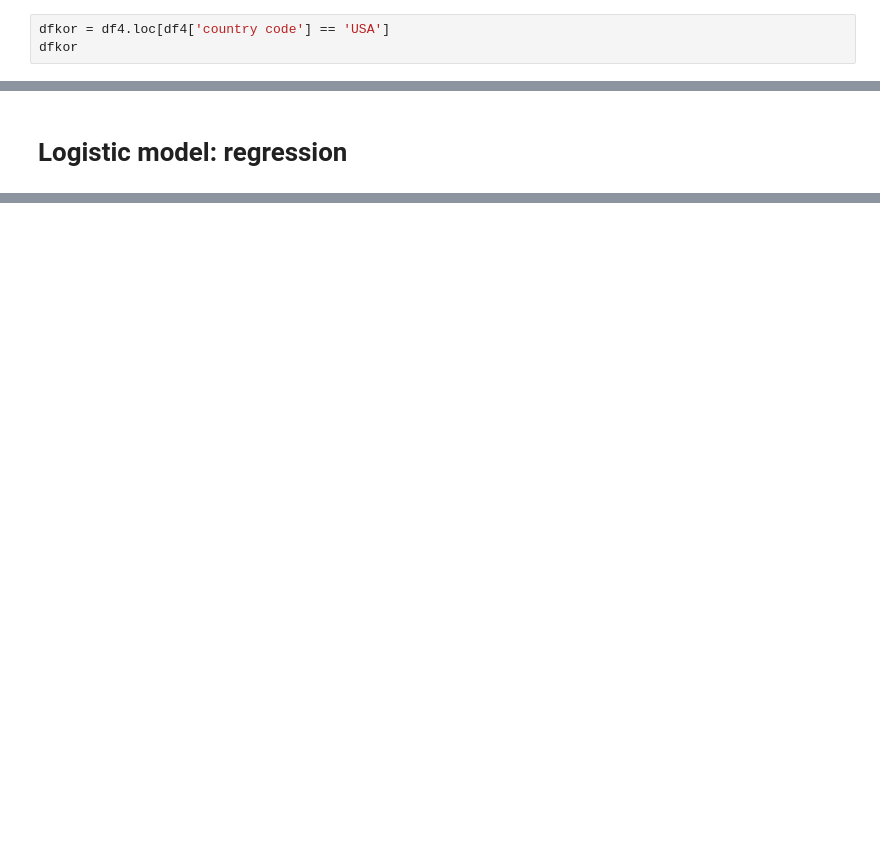
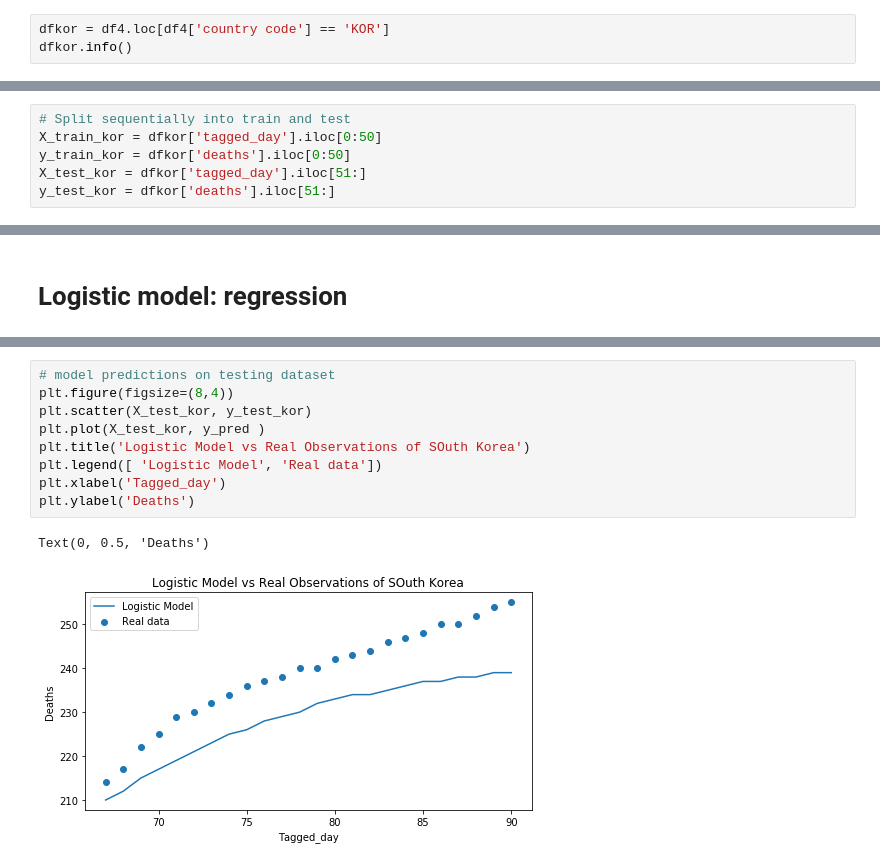
Before and after one commit to kd91/Modeling-of-COVID-19-testing-deaths, a Jupyter notebook: covid_19_EDA_logReg.ipynb, the cells around one changed output, grey strips where cells are left out. Drawn from its saved outputs; the diff is of its cells as text; blank space fills up the shorter version.

```diff
--- a/covid_19_EDA_logReg.ipynb
+++ b/covid_19_EDA_logReg.ipynb
@@ -329,4 +351,4 @@ None
 # %%
-dfkor = df4.loc[df4['country code'] == 'USA']
-dfkor
+dfkor = df4.loc[df4['country code'] == 'KOR']
+dfkor.info()
 # %% [output]
@@ -463 +437,7 @@ Name: deaths, dtype: int64
+# %%
+# Split sequentially into train and test
+X_train_kor = dfkor['tagged_day'].iloc[0:50]
+y_train_kor = dfkor['deaths'].iloc[0:50]
+X_test_kor = dfkor['tagged_day'].iloc[51:]
+y_test_kor = dfkor['deaths'].iloc[51:]
 # %%
@@ -479,0 +510,12 @@ def logistic_model(x, a, b, c):
+# %%
+# model predictions on testing dataset
+plt.figure(figsize=(8,4))
+plt.scatter(X_test_kor, y_test_kor)
+plt.plot(X_test_kor, y_pred )
+plt.title('Logistic Model vs Real Observations of SOuth Korea')
+plt.legend([ 'Logistic Model', 'Real data'])
+plt.xlabel('Tagged_day')
+plt.ylabel('Deaths')
+# %% [output]
+Text(0, 0.5, 'Deaths')
+[figure, added]
```
Also changed, not shown: parts of 19 cells of this notebook.
